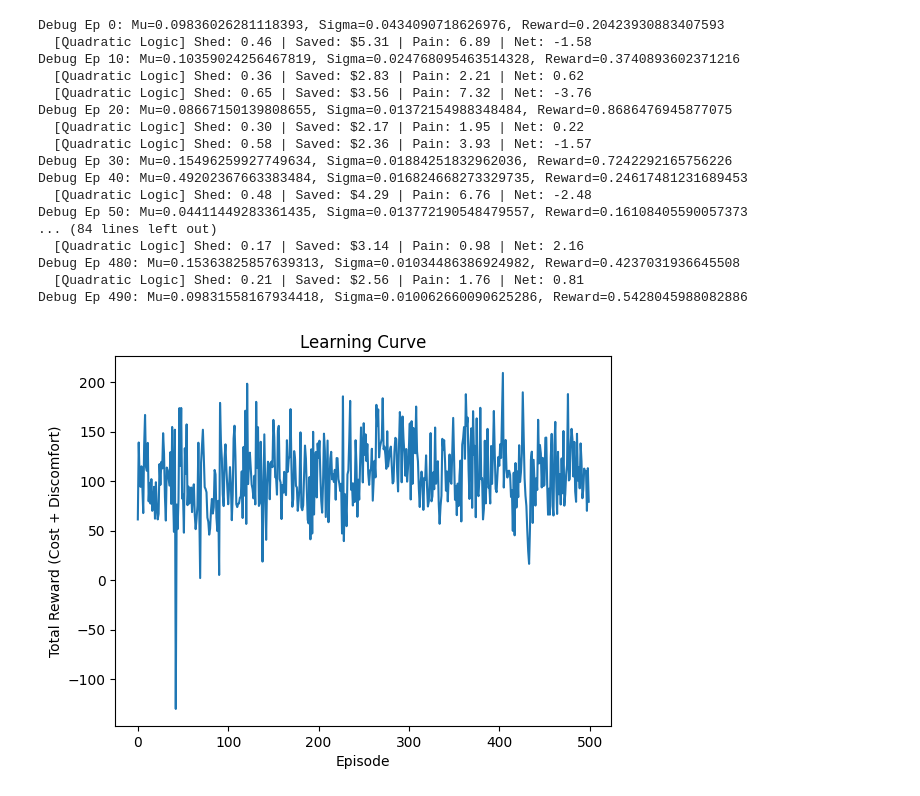
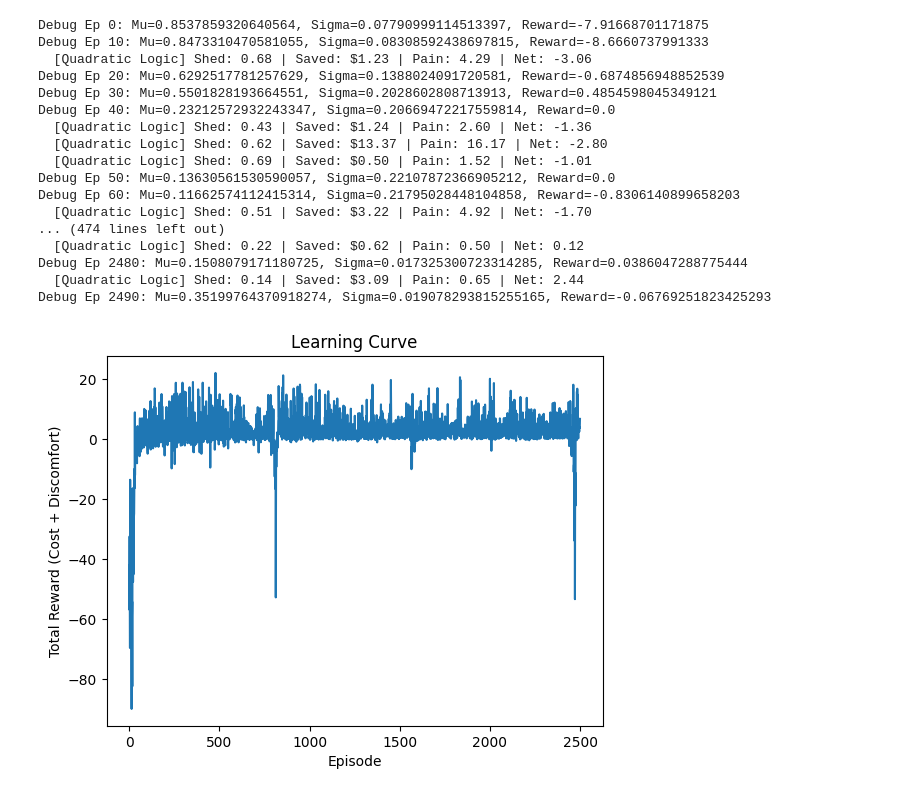
Before and after one commit to parsakhavarinejad/Operations-Research-Case-Studies, a Jupyter notebook: Microgrid Dynamic Pricing using RL-AC-PPO/DynamicPricing_AC_Learning.ipynb, the cells around one changed output. Cells and saved outputs as stored; diff of their text form; code cells hidden in the pictures.

```diff
--- a/Microgrid Dynamic Pricing using RL-AC-PPO/DynamicPricing_AC_Learning.ipynb
+++ b/Microgrid Dynamic Pricing using RL-AC-PPO/DynamicPricing_AC_Learning.ipynb
@@ -19,7 +19,7 @@ class MicrogridEnv(gym.Env):
 
         self.max_vals = self.data_matrix.max(axis=0) + 1e-5
         self.total_data_len = len(self.data_matrix)
-        self.episode_duration = 168  # 24 * 7
+        self.episode_duration = 7  # 24 * 7
         self.action_space = spaces.Box(low=0.0, high=1.0, shape=(1,), dtype=np.float32)
         self.observation_space = spaces.Box(low=-np.inf, high=np.inf, shape=(4,), dtype=np.float32)
 
@@ -114,7 +114,7 @@ gamma = 0.99
 optimizer = torch.optim.Adam(model.parameters(), lr=0.0001)
 
 all_rewards = []
-num_episodes = 500
+num_episodes = 2500
 
 for episode in range(num_episodes):
     state, _ = env.reset()
@@ -138,51 +138,51 @@ for episode in range(num_episodes):
         if terminated:
             target = reward
         else:
             target = reward + gamma * next_value
 
         advantage = target - value
 
         critic_loss = advantage.pow(2)
         actor_loss = -(normal_dist.log_prob(action) * advantage.detach())
         total_loss = actor_loss + critic_loss
         torch.nn.utils.clip_grad_norm_(model.parameters(), max_norm=0.5)
 
         optimizer.zero_grad()
         total_loss.backward()
         optimizer.step()
 
         state = next_state
 
     all_rewards.append(episode_reward)
 
     if episode % 10 == 0:
             print(f"Debug Ep {episode}: Mu={mu.item()}, Sigma={sigma.item()}, Reward={reward}")
 
 import matplotlib.pyplot as plt
 plt.plot(all_rewards)
 plt.title("Learning Curve")
 plt.xlabel("Episode")
 plt.ylabel("Total Reward (Cost + Discomfort)")
 plt.show()
 # %% [output]
-Debug Ep 0: Mu=0.09836026281118393, Sigma=0.0434090718626976, Reward=0.20423930883407593
-  [Quadratic Logic] Shed: 0.46 | Saved: $5.31 | Pain: 6.89 | Net: -1.58
-Debug Ep 10: Mu=0.10359024256467819, Sigma=0.024768095463514328, Reward=0.3740893602371216
-  [Quadratic Logic] Shed: 0.36 | Saved: $2.83 | Pain: 2.21 | Net: 0.62
-  [Quadratic Logic] Shed: 0.65 | Saved: $3.56 | Pain: 7.32 | Net: -3.76
-Debug Ep 20: Mu=0.08667150139808655, Sigma=0.01372154988348484, Reward=0.8686476945877075
-  [Quadratic Logic] Shed: 0.30 | Saved: $2.17 | Pain: 1.95 | Net: 0.22
-  [Quadratic Logic] Shed: 0.58 | Saved: $2.36 | Pain: 3.93 | Net: -1.57
-Debug Ep 30: Mu=0.15496259927749634, Sigma=0.01884251832962036, Reward=0.7242292165756226
-Debug Ep 40: Mu=0.49202367663383484, Sigma=0.016824668273329735, Reward=0.24617481231689453
-  [Quadratic Logic] Shed: 0.48 | Saved: $4.29 | Pain: 6.76 | Net: -2.48
-Debug Ep 50: Mu=0.04411449283361435, Sigma=0.013772190548479557, Reward=0.16108405590057373
-... (84 lines left out)
-  [Quadratic Logic] Shed: 0.17 | Saved: $3.14 | Pain: 0.98 | Net: 2.16
-Debug Ep 480: Mu=0.15363825857639313, Sigma=0.01034486386924982, Reward=0.4237031936645508
-  [Quadratic Logic] Shed: 0.21 | Saved: $2.56 | Pain: 1.76 | Net: 0.81
-Debug Ep 490: Mu=0.09831558167934418, Sigma=0.010062660090625286, Reward=0.5428045988082886
+Debug Ep 0: Mu=0.8537859320640564, Sigma=0.07790999114513397, Reward=-7.91668701171875
+Debug Ep 10: Mu=0.8473310470581055, Sigma=0.08308592438697815, Reward=-8.6660737991333
+  [Quadratic Logic] Shed: 0.68 | Saved: $1.23 | Pain: 4.29 | Net: -3.06
+Debug Ep 20: Mu=0.6292517781257629, Sigma=0.1388024091720581, Reward=-0.6874856948852539
+Debug Ep 30: Mu=0.5501828193664551, Sigma=0.2028602808713913, Reward=0.4854598045349121
+Debug Ep 40: Mu=0.23212572932243347, Sigma=0.20669472217559814, Reward=0.0
+  [Quadratic Logic] Shed: 0.43 | Saved: $1.24 | Pain: 2.60 | Net: -1.36
+  [Quadratic Logic] Shed: 0.62 | Saved: $13.37 | Pain: 16.17 | Net: -2.80
+  [Quadratic Logic] Shed: 0.69 | Saved: $0.50 | Pain: 1.52 | Net: -1.01
+Debug Ep 50: Mu=0.13630561530590057, Sigma=0.22107872366905212, Reward=0.0
+Debug Ep 60: Mu=0.11662574112415314, Sigma=0.21795028448104858, Reward=-0.8306140899658203
+  [Quadratic Logic] Shed: 0.51 | Saved: $3.22 | Pain: 4.92 | Net: -1.70
+... (474 lines left out)
+  [Quadratic Logic] Shed: 0.22 | Saved: $0.62 | Pain: 0.50 | Net: 0.12
+Debug Ep 2480: Mu=0.1508079171180725, Sigma=0.017325300723314285, Reward=0.0386047288775444
+  [Quadratic Logic] Shed: 0.14 | Saved: $3.09 | Pain: 0.65 | Net: 2.44
+Debug Ep 2490: Mu=0.35199764370918274, Sigma=0.019078293815255165, Reward=-0.06769251823425293
-[figure, old version]
+[figure, new version]
 # %%
 
 model.eval()
```
Also changed, not shown: parts of 1 cell of this notebook, 1 other file.
